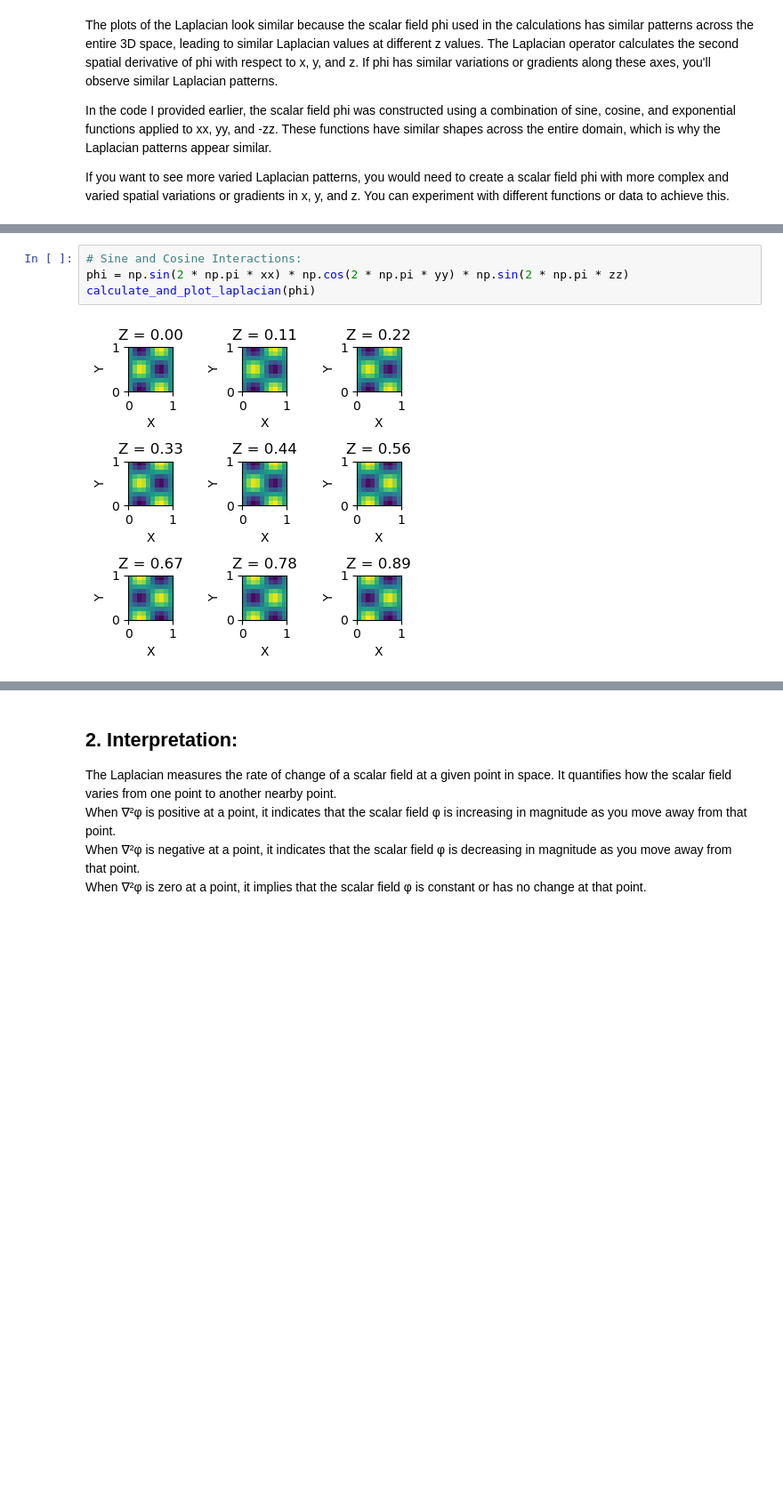
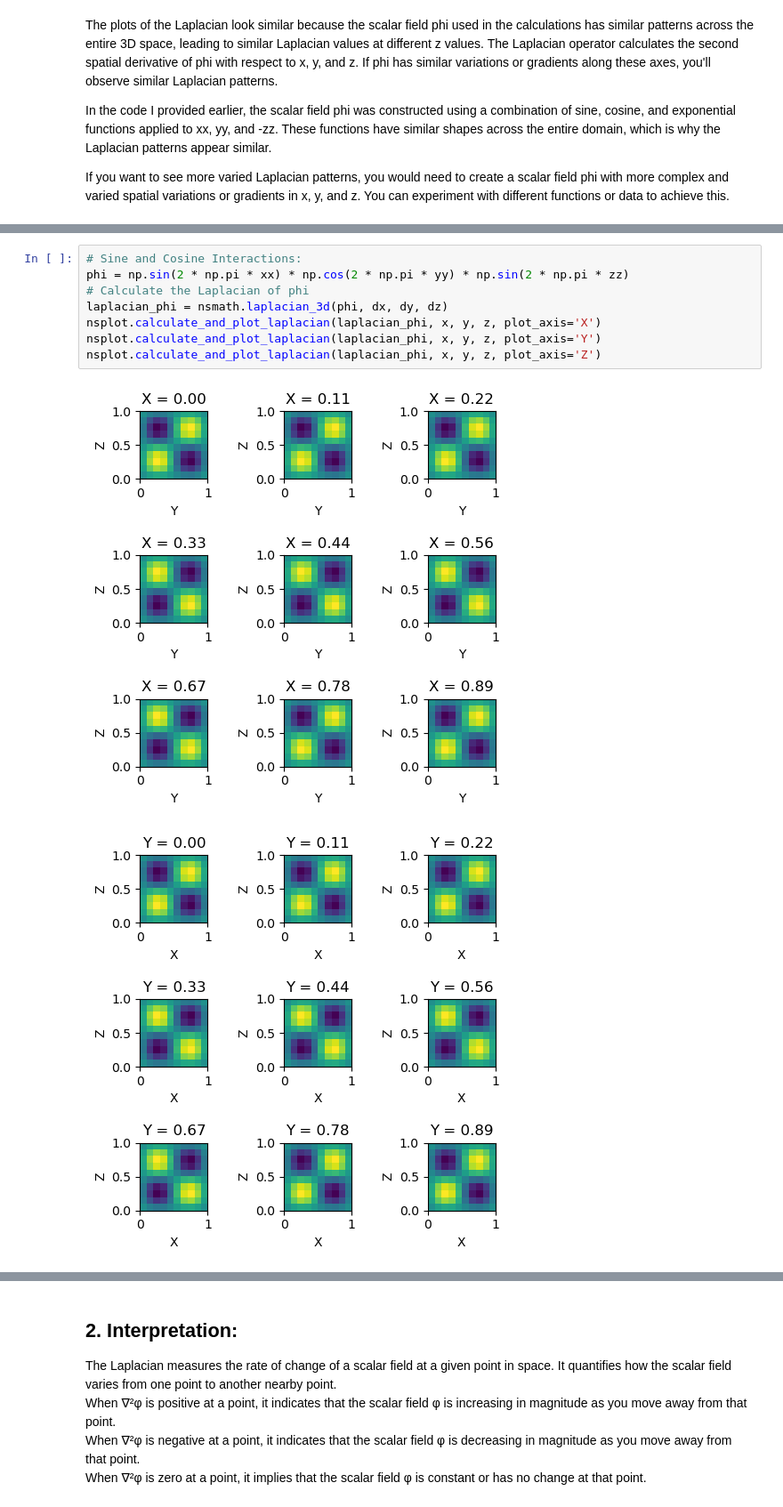
Before and after one commit to jmframe/navierstokescode, a Jupyter notebook: mathematics_primer/laplacian.ipynb, the cells around one changed output, grey strips where cells are left out. Shown at 89% size. Saved outputs shown, nothing was run; the diff lists cells and outputs as text; blank space fills up the shorter version.

```diff
--- a/mathematics_primer/laplacian.ipynb
+++ b/mathematics_primer/laplacian.ipynb
@@ -70,6 +67,11 @@ calculate_and_plot_laplacian(phi)
 # %%
 # Sine and Cosine Interactions:
 phi = np.sin(2 * np.pi * xx) * np.cos(2 * np.pi * yy) * np.sin(2 * np.pi * zz)
-calculate_and_plot_laplacian(phi)
+# Calculate the Laplacian of phi
+laplacian_phi = nsmath.laplacian_3d(phi, dx, dy, dz)
+nsplot.calculate_and_plot_laplacian(laplacian_phi, x, y, z, plot_axis='X')
+nsplot.calculate_and_plot_laplacian(laplacian_phi, x, y, z, plot_axis='Y')
+nsplot.calculate_and_plot_laplacian(laplacian_phi, x, y, z, plot_axis='Z')
 # %% [output]
-[figure, old version]
+[figure, new version]
+[figure, added]
```
Also changed, not shown: parts of 6 cells of this notebook, 2 other files.
